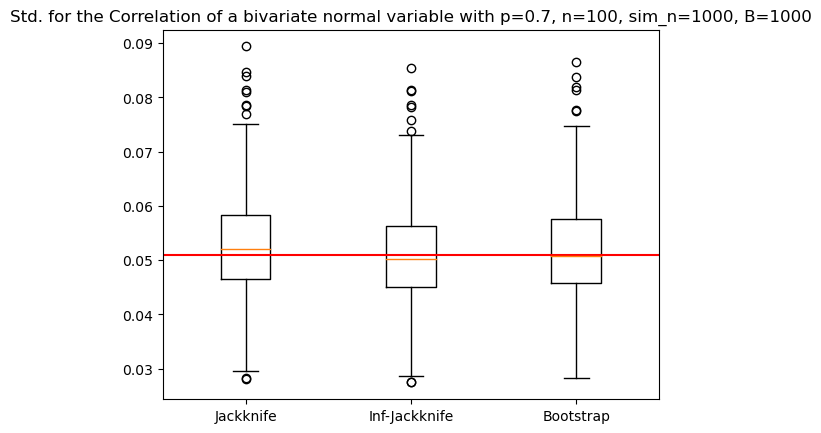
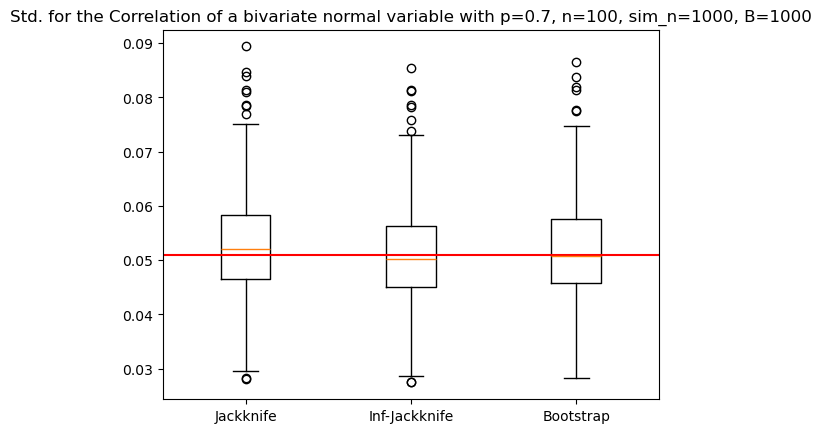
Unified diff of the notebook cell whose output changed from the first chart to the second:
--- before
+++ after
@@ -59,4 +59,6 @@
 plt.axhline(y=true_sd_corr, color='r', linestyle='-')
 plt.title(f'Std. for the Correlation of a bivariate normal variable with p={p}, n={n}, sim_n={sim_n}, B={B}')
-plt.show()
-true_sd_corr
+plt.savefig(
+        "boxplot_JK_nonlinear_estimator.png"
+    )
+#true_sd_corr

Commit: boxplots_JK funktioniert